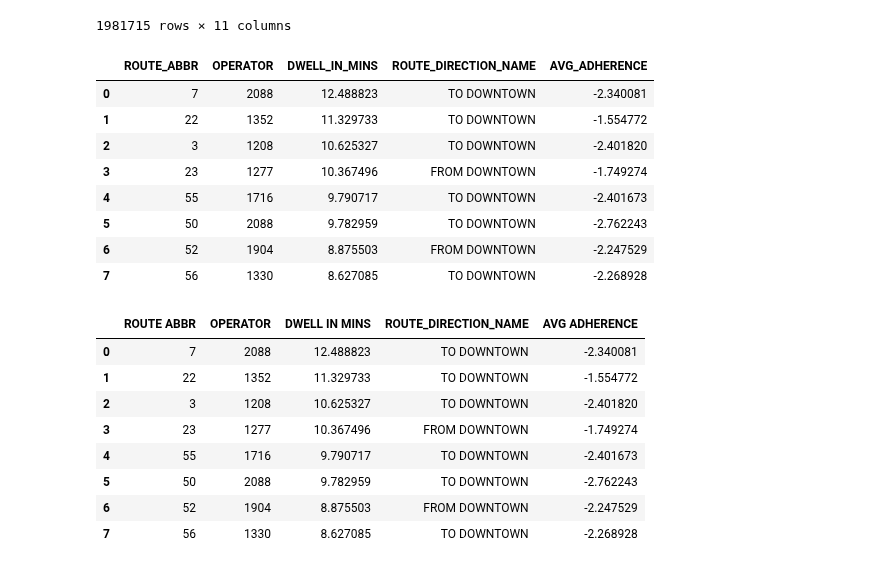
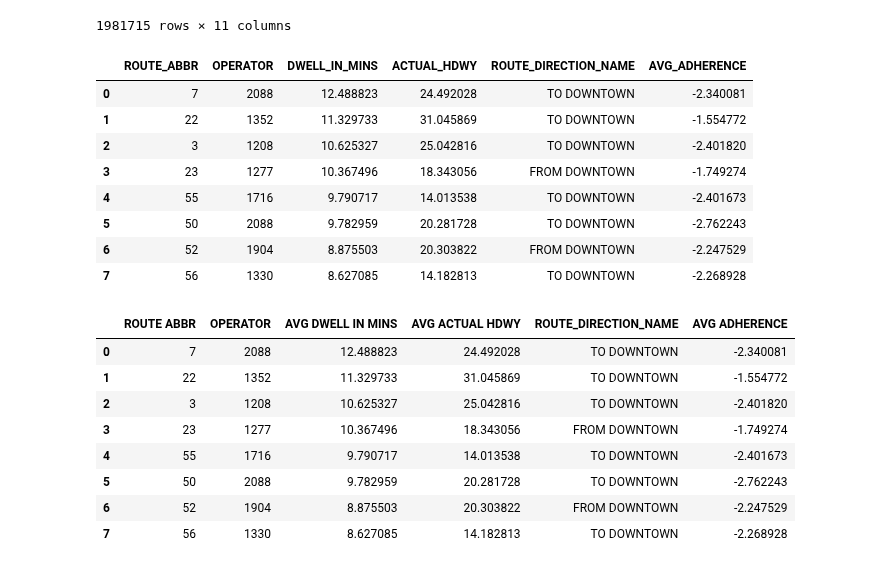
Before and after one commit to NSS-Data-Analytics-Cohort-7/wego-shut_up_and_take_my_query, a Jupyter notebook: WeGo/notebooks/Untitled1.ipynb, the cells around one changed output. Saved outputs shown, nothing was run; the diff lists cells and outputs as text; code cells hidden in the pictures.

```diff
--- a/WeGo/notebooks/Untitled1.ipynb
+++ b/WeGo/notebooks/Untitled1.ipynb
@@ -125,33 +125,33 @@ drop_df
 | 1981714 | 56 | 1922 | 0 | TO DOWNTOWN | 15:30:00 | 15:26:05 | ... |
 1981715 rows × 11 columns
 # %%
-sql_df2 = 'SELECT ROUTE_ABBR, OPERATOR, AVG(DWELL_IN_MINS) AS DWELL_IN_MINS, ROUTE_DIRECTION_NAME, AVG(ADHERENCE) AS AVG_ADHERENCE FROM drop_df WHERE DWELL_IN_MINS > 0 GROUP BY ROUTE_ABBR ORDER BY DWELL_IN_MINS DESC'
+sql_df2 = 'SELECT ROUTE_ABBR, OPERATOR, AVG(DWELL_IN_MINS) AS DWELL_IN_MINS, AVG(ACTUAL_HDWY) AS ACTUAL_HDWY, ROUTE_DIRECTION_NAME, AVG(ADHERENCE) AS AVG_ADHERENCE FROM drop_df WHERE DWELL_IN_MINS > 0 GROUP BY ROUTE_ABBR ORDER BY DWELL_IN_MINS DESC'
 sqldf(sql_df2, globals())
 question_6_1 = sqldf(sql_df2, globals())
 question_6_1
 # %% [output]
-|  | ROUTE_ABBR | OPERATOR | DWELL_IN_MINS | ROUTE_DIRECTION_NAME | AVG_ADHERENCE |
-| 0 | 7 | 2088 | 12.488823 | TO DOWNTOWN | -2.340081 |
-| 1 | 22 | 1352 | 11.329733 | TO DOWNTOWN | -1.554772 |
-| 2 | 3 | 1208 | 10.625327 | TO DOWNTOWN | -2.401820 |
-| 3 | 23 | 1277 | 10.367496 | FROM DOWNTOWN | -1.749274 |
-| 4 | 55 | 1716 | 9.790717 | TO DOWNTOWN | -2.401673 |
-| 5 | 50 | 2088 | 9.782959 | TO DOWNTOWN | -2.762243 |
-| 6 | 52 | 1904 | 8.875503 | FROM DOWNTOWN | -2.247529 |
-| 7 | 56 | 1330 | 8.627085 | TO DOWNTOWN | -2.268928 |
+|  | ROUTE_ABBR | OPERATOR | DWELL_IN_MINS | ACTUAL_HDWY | ROUTE_DIRECTION_NAME | AVG_ADHERENCE |
+| 0 | 7 | 2088 | 12.488823 | 24.492028 | TO DOWNTOWN | -2.340081 |
+| 1 | 22 | 1352 | 11.329733 | 31.045869 | TO DOWNTOWN | -1.554772 |
+| 2 | 3 | 1208 | 10.625327 | 25.042816 | TO DOWNTOWN | -2.401820 |
+| 3 | 23 | 1277 | 10.367496 | 18.343056 | FROM DOWNTOWN | -1.749274 |
+| 4 | 55 | 1716 | 9.790717 | 14.013538 | TO DOWNTOWN | -2.401673 |
+| 5 | 50 | 2088 | 9.782959 | 20.281728 | TO DOWNTOWN | -2.762243 |
+| 6 | 52 | 1904 | 8.875503 | 20.303822 | FROM DOWNTOWN | -2.247529 |
+| 7 | 56 | 1330 | 8.627085 | 14.182813 | TO DOWNTOWN | -2.268928 |
 # %%
-rename_df = question_6_1.rename(columns= {'ROUTE_ABBR': 'ROUTE ABBR', 'DWELL_IN_MINS': 'DWELL IN MINS', 'AVG_ADHERENCE': 'AVG ADHERENCE'})
+rename_df = question_6_1.rename(columns= {'ROUTE_ABBR': 'ROUTE ABBR', 'DWELL_IN_MINS': 'AVG DWELL IN MINS', 'AVG_ADHERENCE': 'AVG ADHERENCE', 'ACTUAL_HDWY' : 'AVG ACTUAL HDWY'})
 rename_df
 # %% [output]
-|  | ROUTE ABBR | OPERATOR | DWELL IN MINS | ROUTE_DIRECTION_NAME | AVG ADHERENCE |
-| 0 | 7 | 2088 | 12.488823 | TO DOWNTOWN | -2.340081 |
-| 1 | 22 | 1352 | 11.329733 | TO DOWNTOWN | -1.554772 |
-| 2 | 3 | 1208 | 10.625327 | TO DOWNTOWN | -2.401820 |
-| 3 | 23 | 1277 | 10.367496 | FROM DOWNTOWN | -1.749274 |
-| 4 | 55 | 1716 | 9.790717 | TO DOWNTOWN | -2.401673 |
-| 5 | 50 | 2088 | 9.782959 | TO DOWNTOWN | -2.762243 |
-| 6 | 52 | 1904 | 8.875503 | FROM DOWNTOWN | -2.247529 |
-| 7 | 56 | 1330 | 8.627085 | TO DOWNTOWN | -2.268928 |
+|  | ROUTE ABBR | OPERATOR | AVG DWELL IN MINS | AVG ACTUAL HDWY | ROUTE_DIRECTION_NAME | AVG ADHERENCE |
+| 0 | 7 | 2088 | 12.488823 | 24.492028 | TO DOWNTOWN | -2.340081 |
+| 1 | 22 | 1352 | 11.329733 | 31.045869 | TO DOWNTOWN | -1.554772 |
+| 2 | 3 | 1208 | 10.625327 | 25.042816 | TO DOWNTOWN | -2.401820 |
+| 3 | 23 | 1277 | 10.367496 | 18.343056 | FROM DOWNTOWN | -1.749274 |
+| 4 | 55 | 1716 | 9.790717 | 14.013538 | TO DOWNTOWN | -2.401673 |
+| 5 | 50 | 2088 | 9.782959 | 20.281728 | TO DOWNTOWN | -2.762243 |
+| 6 | 52 | 1904 | 8.875503 | 20.303822 | FROM DOWNTOWN | -2.247529 |
+| 7 | 56 | 1330 | 8.627085 | 14.182813 | TO DOWNTOWN | -2.268928 |
 # %%
 sns.set(style='darkgrid')
 fig = plt.figure(figsize= (16,9))
```
Also changed, not shown: parts of 10 cells of this notebook.
